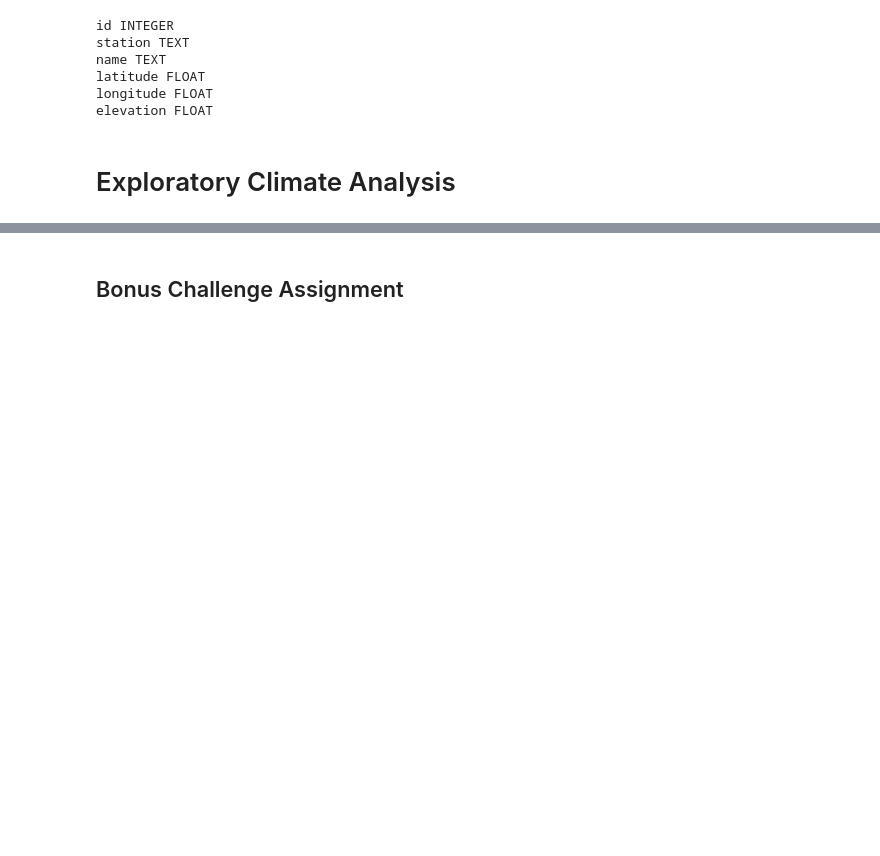
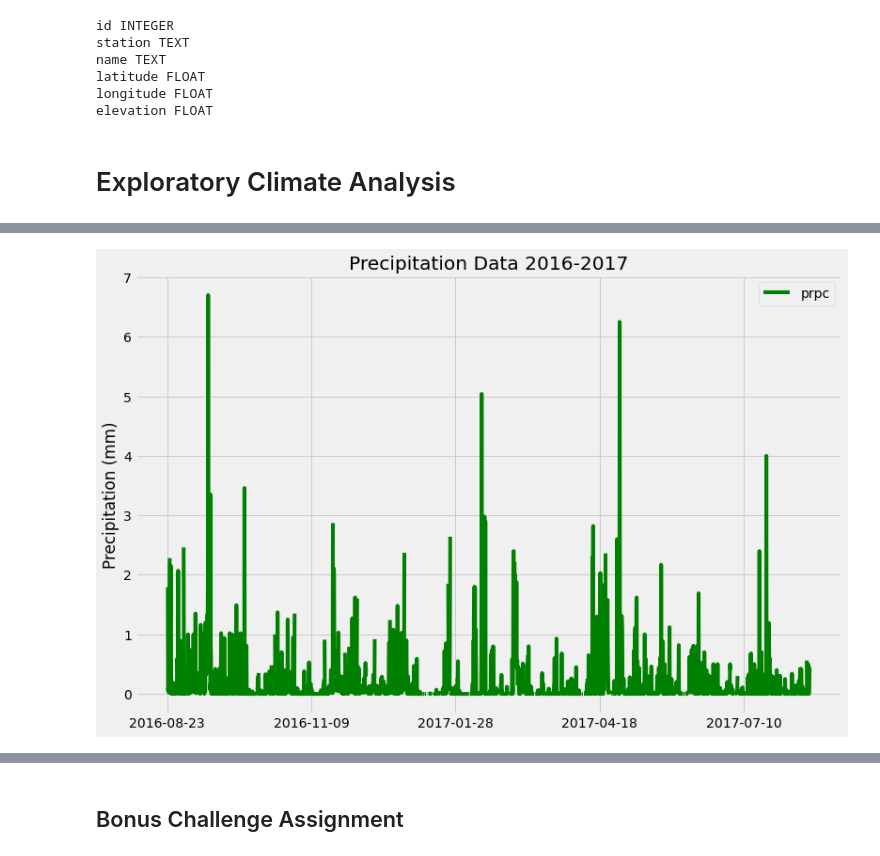
Before and after one commit to AlineHornoff/sqlalchemy_challenge, a Jupyter notebook: climate_starter.ipynb, the cells around one changed output, grey strips where cells are left out. Cells and saved outputs as stored; diff of their text form; code cells hidden in the pictures; blank space fills up the shorter version.

Commit message:
Added code for plots

```diff
--- a/climate_starter.ipynb
+++ b/climate_starter.ipynb
@@ -74,0 +87,6 @@ elevation FLOAT
+# %%
+# Calculate the date 1 year ago from the last data point in the database
+DateQuery = dt.date(2017,8,23) - dt.timedelta(days=365)
+
+#Print date
+print("Date queried: ", DateQuery)
@@ -74,0 +95,5 @@ elevation FLOAT
+# %%
+# Perform a query to retrieve the data and precipitation scores
+PrecipData = session.query(Measurement.date, Measurement.prcp).filter(Measurement.date >= DateQuery).all()
+for Record in PrecipData:
+    print(Record)
@@ -74,0 +118,8 @@ elevation FLOAT
+# %%
+# Save the query results as a Pandas DataFrame and set the index to the date column
+weather_df = pd.DataFrame(PrecipData, columns = ["date", "prpc"])
+weather_df.set_index("date", inplace=True)
+
+# Sort the dataframe by date
+weather_df = weather_df.sort_values(["date"])
+weather_df.head()
@@ -74,0 +134,14 @@ elevation FLOAT
+# %%
+# Use Pandas Plotting with Matplotlib to plot the data
+weather_df.plot(color="green", figsize=(12,8))
+plt.title("Precipitation Data 2016-2017")
+plt.ylabel("Precipitation (mm)")
+plt.xlabel("")
+
+# Save plot as png
+plt.savefig("Images/PrecipitationPlot.png")
+
+# Display plot
+plt.show()
+# %% [output]
+[figure, added]
```
Also changed, not shown: parts of 16 cells of this notebook, 2 other files.
